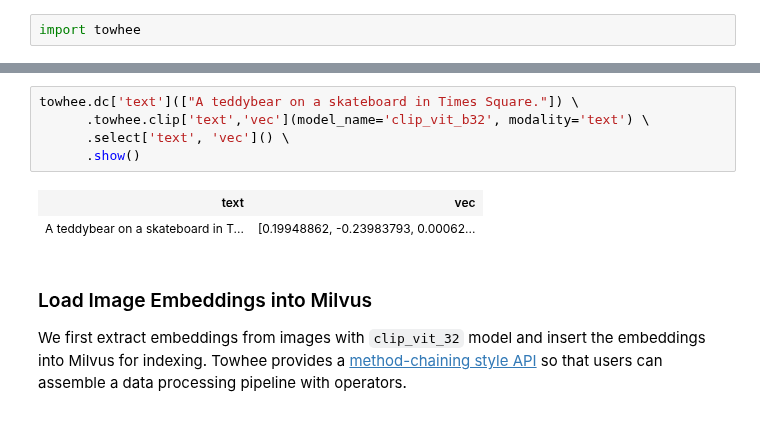
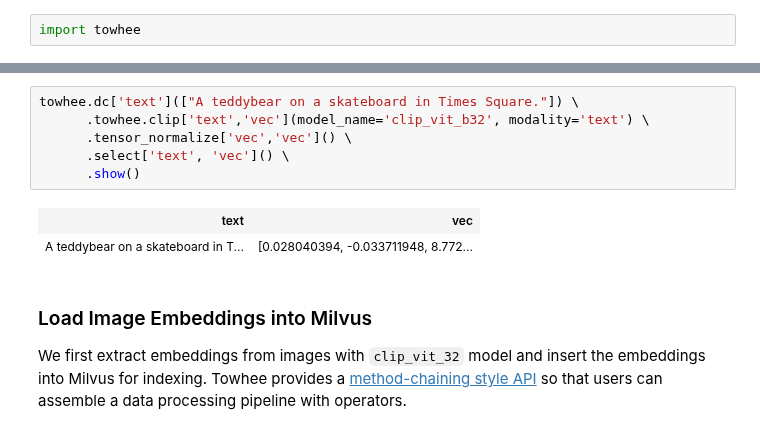
Before and after one commit to towhee-io/examples, a Jupyter notebook: image/text_image_retrieval/text_image_search_engine.ipynb, the cells around one changed output, grey strips where cells are left out. Saved outputs shown, nothing was run; the diff lists cells and outputs as text.

```diff
--- a/image/text_image_retrieval/text_image_search_engine.ipynb
+++ b/image/text_image_retrieval/text_image_search_engine.ipynb
@@ -118,11 +119,12 @@ towhee.glob['path']('./teddy.png') \
 # %%
 towhee.dc['text'](["A teddybear on a skateboard in Times Square."]) \
       .towhee.clip['text','vec'](model_name='clip_vit_b32', modality='text') \
+      .tensor_normalize['vec','vec']() \
       .select['text', 'vec']() \
       .show()
 # %% [output]
 | text | vec |
-| A teddybear on a skateboard in T... | [0.19948862, -0.23983793, 0.00062... |
+| A teddybear on a skateboard in T... | [0.028040394, -0.033711948, 8.772... |
 # %% [markdown]
 ### Load Image Embeddings into Milvus
 
```
Also changed, not shown: parts of 14 cells of this notebook, 4 other files.
